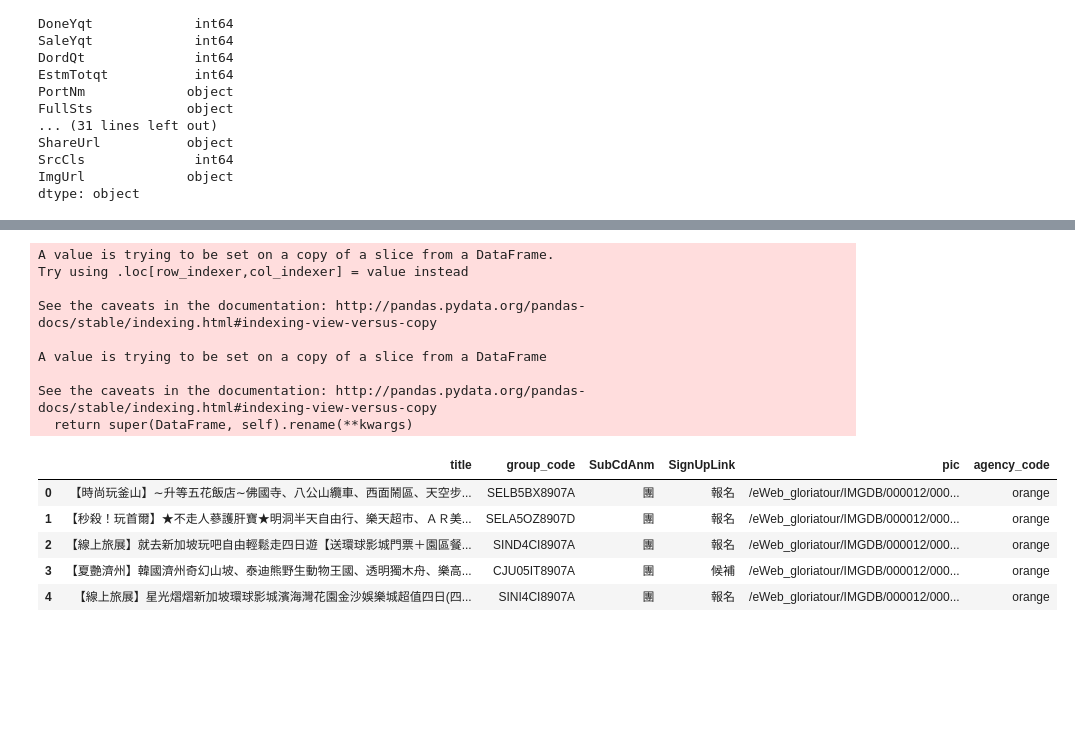
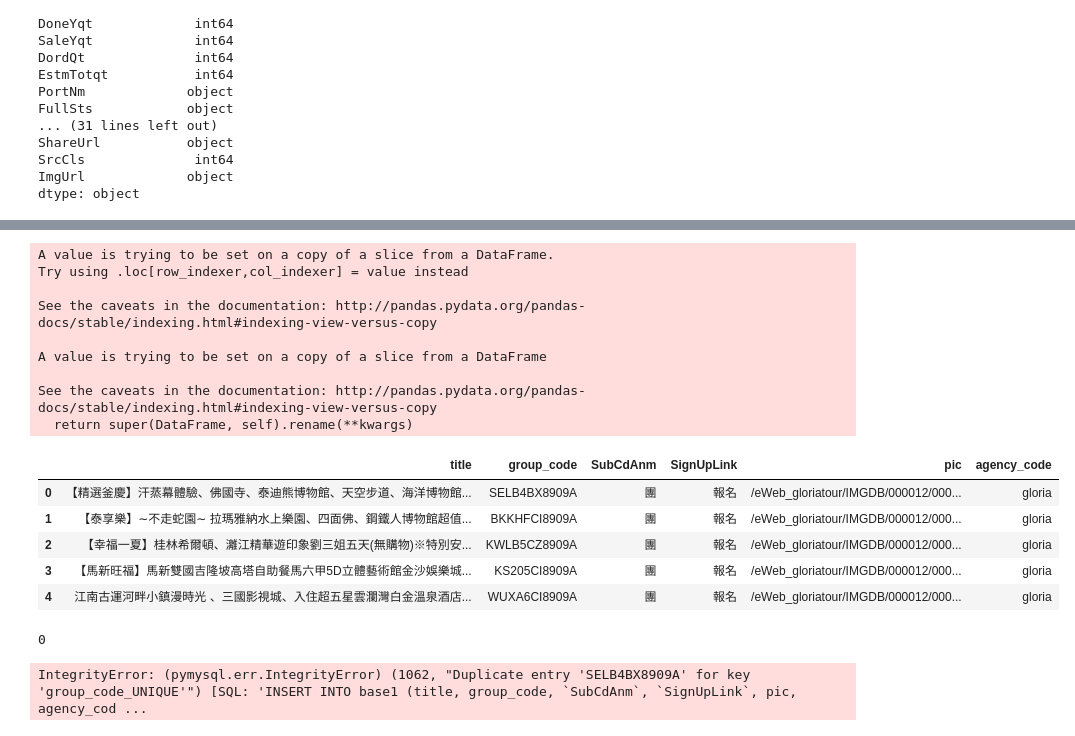
Before and after one commit to catxxx591/tour, a Jupyter notebook: tour2.ipynb, the cells around one changed output, grey strips where cells are left out. Cells and saved outputs as stored; diff of their text form; code cells hidden in the pictures; blank space fills up the shorter version.

```diff
--- a/tour2.ipynb
+++ b/tour2.ipynb
@@ -386,24 +500,47 @@ See the caveats in the documentation: http://pandas.pydata.org/pandas-docs/stabl
 # %%
 base1 = data1[['GrupSnm','GrupCd','SubCdAnm','SignUpLink','ImgUrl']]
-base1['tour'] = 'orange'
+base1['tour'] = 'gloria'
 base1.rename(columns={'GrupSnm':'title','GrupCd':'group_code','tour':'agency_code','ImgUrl':'pic'},inplace = True)
-base1.to_sql(name='base1',con=engine,  if_exists = 'replace', index=False)
+
 base1.head()
 # %% [output]
 A value is trying to be set on a copy of a slice from a DataFrame.
 Try using .loc[row_indexer,col_indexer] = value instead
 
 See the caveats in the documentation: http://pandas.pydata.org/pandas-docs/stable/indexing.html#indexing-view-versus-copy
 
 A value is trying to be set on a copy of a slice from a DataFrame
 
 See the caveats in the documentation: http://pandas.pydata.org/pandas-docs/stable/indexing.html#indexing-view-versus-copy
   return super(DataFrame, self).rename(**kwargs)
 |  | title | group_code | SubCdAnm | SignUpLink | pic | agency_code |
-| 0 | 【時尚玩釜山】∼升等五花飯店∼佛國寺、八公山纜車、西面鬧區、天空步... | SELB5BX8907A | 團 | 報名 | /eWeb_gloriatour/IMGDB/000012/000... | orange |
-| 1 | 【秒殺！玩首爾】★不走人蔘護肝寶★明洞半天自由行、樂天超市、ＡＲ美... | SELA5OZ8907D | 團 | 報名 | /eWeb_gloriatour/IMGDB/000012/000... | orange |
-| 2 | 【線上旅展】就去新加坡玩吧自由輕鬆走四日遊【送環球影城門票＋園區餐... | SIND4CI8907A | 團 | 報名 | /eWeb_gloriatour/IMGDB/000012/000... | orange |
-| 3 | 【夏艷濟州】韓國濟州奇幻山坡、泰迪熊野生動物王國、透明獨木舟、樂高... | CJU05IT8907A | 團 | 候補 | /eWeb_gloriatour/IMGDB/000012/000... | orange |
-| 4 | 【線上旅展】星光熠熠新加坡環球影城濱海灣花園金沙娛樂城超值四日(四... | SINI4CI8907A | 團 | 報名 | /eWeb_gloriatour/IMGDB/000012/000... | orange |
+| 0 | 【精選釜慶】汗蒸幕體驗、佛國寺、泰迪熊博物館、天空步道、海洋博物館... | SELB4BX8909A | 團 | 報名 | /eWeb_gloriatour/IMGDB/000012/000... | gloria |
+| 1 | 【泰享樂】∼不走蛇園∼ 拉瑪雅納水上樂園、四面佛、鋼鐵人博物館超值... | BKKHFCI8909A | 團 | 報名 | /eWeb_gloriatour/IMGDB/000012/000... | gloria |
+| 2 | 【幸福一夏】桂林希爾頓、灕江精華遊印象劉三姐五天(無購物)※特別安... | KWLB5CZ8909A | 團 | 報名 | /eWeb_gloriatour/IMGDB/000012/000... | gloria |
+| 3 | 【馬新旺福】馬新雙國吉隆坡高塔自助餐馬六甲5D立體藝術館金沙娛樂城... | KS205CI8909A | 團 | 報名 | /eWeb_gloriatour/IMGDB/000012/000... | gloria |
+| 4 | 江南古運河畔小鎮漫時光 、三國影視城、入住超五星雲瀾灣白金溫泉酒店... | WUXA6CI8909A | 團 | 報名 | /eWeb_gloriatour/IMGDB/000012/000... | gloria |
+# %%
+sql = (
+"""    CREATE  TABLE `tour`.`base1` (
+`ID`          int         NOT NULL AUTO_INCREMENT,
+  `title` VARCHAR(60)  NULL,
+  `group_code` VARCHAR(15) NULL,
+  `SubCdAnm` VARCHAR(2) NULL,
+  `SignUpLink` VARCHAR(5) NULL,
+  `pic` VARCHAR(100) NULL,
+  `agency_code` VARCHAR(12) NULL,
+  PRIMARY KEY (`ID`),
+  UNIQUE INDEX `ID_UNIQUE` (`ID` ASC) VISIBLE,
+  UNIQUE INDEX `group_code_UNIQUE` (`group_code` ASC) VISIBLE);"""
+)
+
+cursor.execute(sql)
+# %% [output]
+0
+# %%
+
+base1.to_sql(name='base1',con=engine,  if_exists = 'append', index=False)
+# %% [output]
+IntegrityError: (pymysql.err.IntegrityError) (1062, "Duplicate entry 'SELB4BX8909A' for key 'group_code_UNIQUE'") [SQL: 'INSERT INTO base1 (title, group_code, `SubCdAnm`, `SignUpLink`, pic, agency_cod ...
 # %%
 #########################  分隔線  ###################################
```
Also changed, not shown: parts of 34 cells of this notebook.
